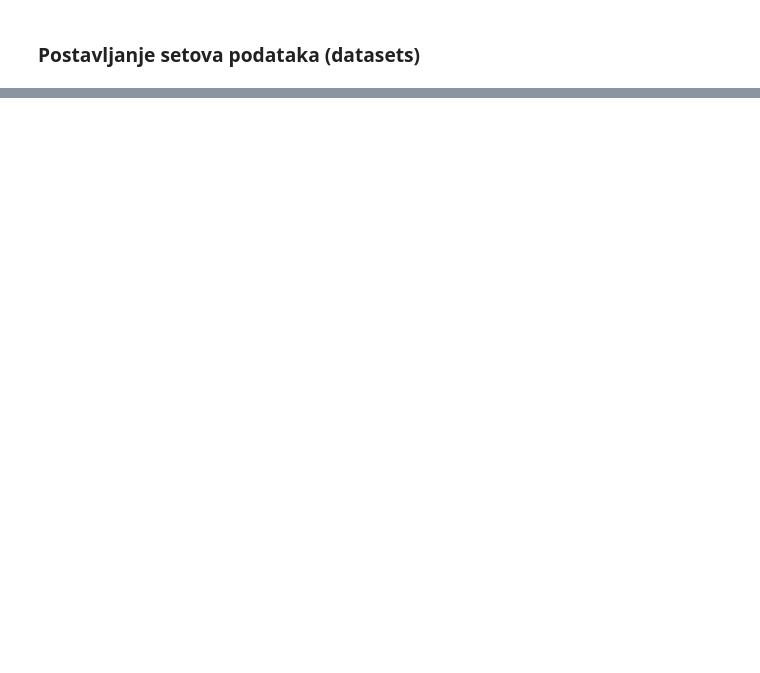
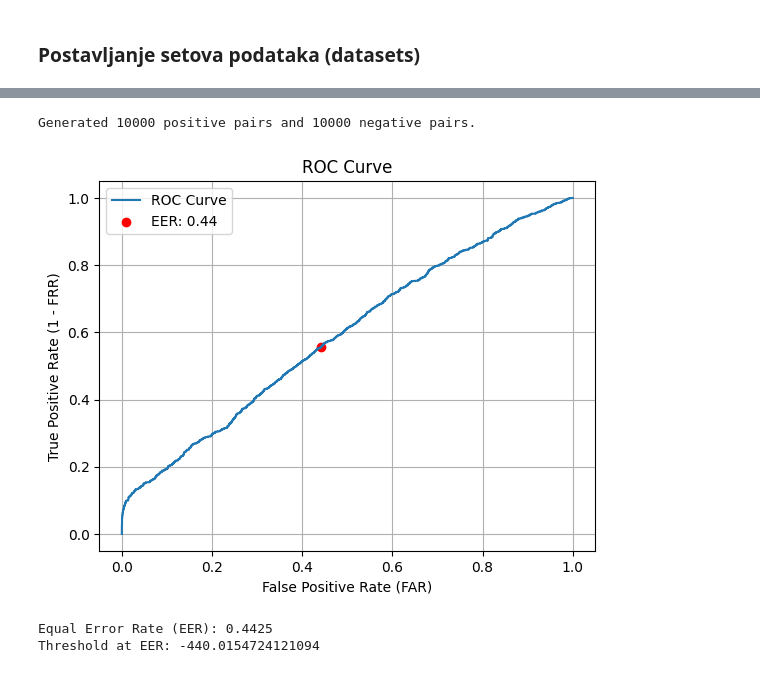
Before and after one commit to dsrecec20PRAVI/Real-Time-Face-Recognition, a Jupyter notebook: notebooks/model.ipynb, the cells around one changed output, grey strips where cells are left out. Saved outputs shown, nothing was run; the diff lists cells and outputs as text; code cells hidden in the pictures; blank space fills up the shorter version.

Commit message:
model checkpoint

```diff
--- a/notebooks/model.ipynb
+++ b/notebooks/model.ipynb
@@ -244,0 +277,54 @@ for epoch in range(num_epochs):
+# %%
+import os
+import random
+from tqdm import tqdm
+
+def generate_pairs(test_folder, valid_folder, max_pairs=5000):
+    positive_pairs = []
+    negative_pairs = []
+
+    # Combine test and validation folders
+    all_folders = [test_folder, valid_folder]
+
+    # Get the classes from the test and validation folders
+    class_folders = {}
+    for folder in all_folders:
+        class_folders[folder] = os.listdir(folder)
+
+    # Create a dictionary to combine test and validation images for each class
+    combined_classes = {}
+    for folder in all_folders:
+        for class_name in class_folders[folder]:
+            class_path = os.path.join(folder, class_name)
+            images = os.listdir(class_path)
+
+            if class_name not in combined_classes:
+                combined_classes[class_name] = []
+            combined_classes[class_name].extend([os.path.join(class_path, img) for img in images])
+
+    # Now we have the combined images for each class, let's generate pairs
+    for _ in tqdm(range(max_pairs), desc="Generating pairs"):
+        # Randomly choose a class that has images from both test and validation
+        class_name = random.choice(list(combined_classes.keys()))
+        images = combined_classes[class_name]
+
+        # Create positive pair (same class, one image from test, one from validation)
+        if len(images) > 1:
+            img1, img2 = random.sample(images, 2)  # Randomly select 2 images for a positive pair
+            positive_pairs.append((img1, img2))
+
+        # Create negative pair (different classes)
+        other_class_name = random.choice([name for name in combined_classes if name != class_name])
+        other_class_images = combined_classes[other_class_name]
+
+        if len(other_class_images) > 0:
+            img1 = random.choice(images)  # Randomly select one image from the current class
+            img2 = random.choice(other_class_images)  # Randomly select one image from the other class
+            negative_pairs.append((img1, img2))
+
+    print(f"Generated {len(positive_pairs)} positive pairs and {len(negative_pairs)} negative pairs.")
+    return positive_pairs, negative_pairs
+
+positive_pairs, negative_pairs = generate_pairs(test_folder, valid_folder, max_pairs=10000)
+# %% [output]
+Generated 10000 positive pairs and 10000 negative pairs.
@@ -244,0 +369,21 @@ for epoch in range(num_epochs):
+# %%
+# Test the model
+fpr, fnr, eer, eer_threshold = test_model(model, positive_pairs, negative_pairs, transform)
+
+# Plot ROC Curve
+plt.figure()
+plt.plot(fpr, 1 - fnr, label="ROC Curve")
+plt.scatter([eer], [1 - eer], color='red', label=f"EER: {eer:.2f}")
+plt.xlabel("False Positive Rate (FAR)")
+plt.ylabel("True Positive Rate (1 - FRR)")
+plt.title("ROC Curve")
+plt.legend()
+plt.grid()
+plt.show()
+
+print(f"Equal Error Rate (EER): {eer}")
+print(f"Threshold at EER: {eer_threshold}")
+# %% [output]
+[figure, added]
+Equal Error Rate (EER): 0.4425
+Threshold at EER: -440.0154724121094
```
Also changed, not shown: parts of 10 cells of this notebook.
